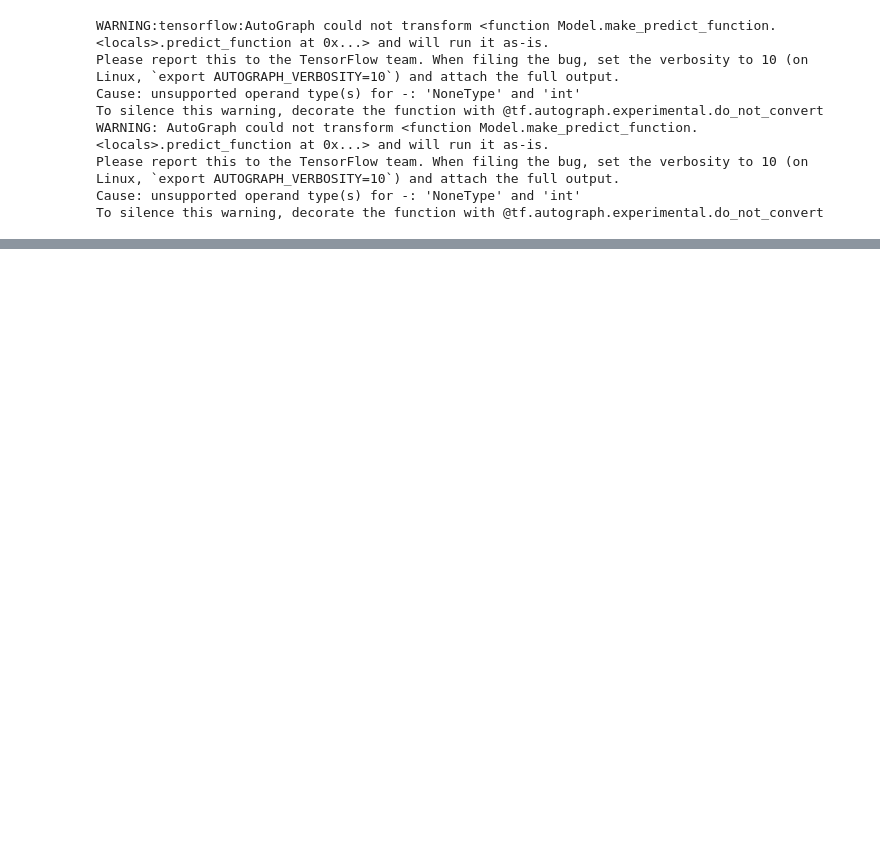
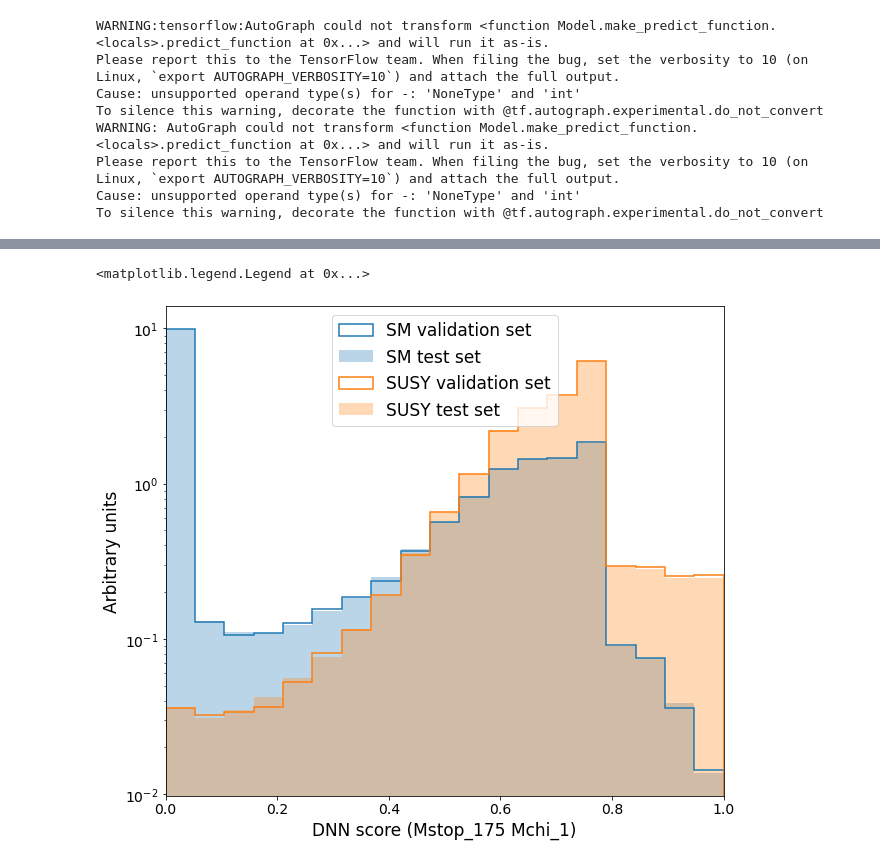
Before and after one commit to jthiema/Top-Quark-Spin-Correlations, a Jupyter notebook: Parametrized_DNN/SUSY all pkls 3 way split.ipynb, the cells around one changed output, grey strips where cells are left out. Saved outputs shown, nothing was run; the diff lists cells and outputs as text; code cells hidden in the pictures; blank space fills up the shorter version.

```diff
--- a/Parametrized_DNN/SUSY all pkls 3 way split.ipynb
+++ b/Parametrized_DNN/SUSY all pkls 3 way split.ipynb
@@ -293,0 +339,21 @@ plt.legend(loc='best', fontsize=15)
+# %%
+c0 = 'C0'
+c1 = 'C1'
+binning = np.linspace(0,1,20)
+plt.figure(figsize=(10,9))
+plt.tick_params(axis="y", labelsize=14)
+plt.tick_params(axis="x", labelsize=14)
+plt.hist(y_pred_val[val_label == 0]  , bins=binning, label='SM validation set', histtype='step', linestyle='solid', linewidth=1.5, density=True, color=c0)
+plt.hist(y_pred_test[test_label == 0], bins=binning, label='SM test set'    , alpha=0.3, linewidth=1.5, density=True , color=c0)
+plt.hist(y_pred_val[val_label == 1]  , bins=binning, label='SUSY validation set', histtype='step' , linestyle='solid', linewidth=1.5, density=True, color=c1)
+plt.hist(y_pred_test[test_label == 1], bins=binning, label='SUSY test set ', alpha=0.3, linewidth=1.5, density=True, color=c1)
+
+plt.yscale('log')
+#plt.ylim(0.01, 20)
+plt.xlim(0,1)
+plt.xlabel('DNN score (Mstop_175 Mchi_1)', fontsize=17)
+plt.ylabel('Arbitrary units', fontsize=17)
+plt.legend(loc='upper center', fontsize=17)
+# %% [output]
+<matplotlib.legend.Legend at 0x...>
+[figure, added]
```
Also changed, not shown: parts of 23 cells of this notebook, 1 other file.
